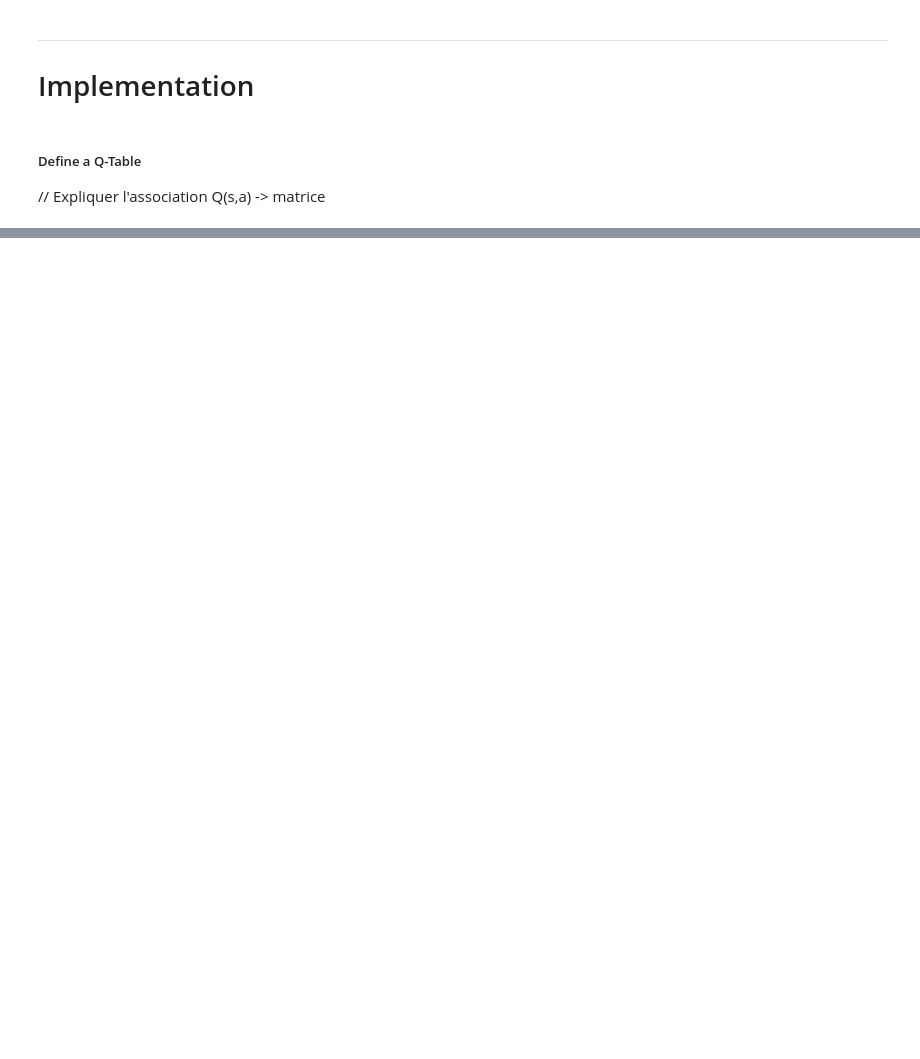
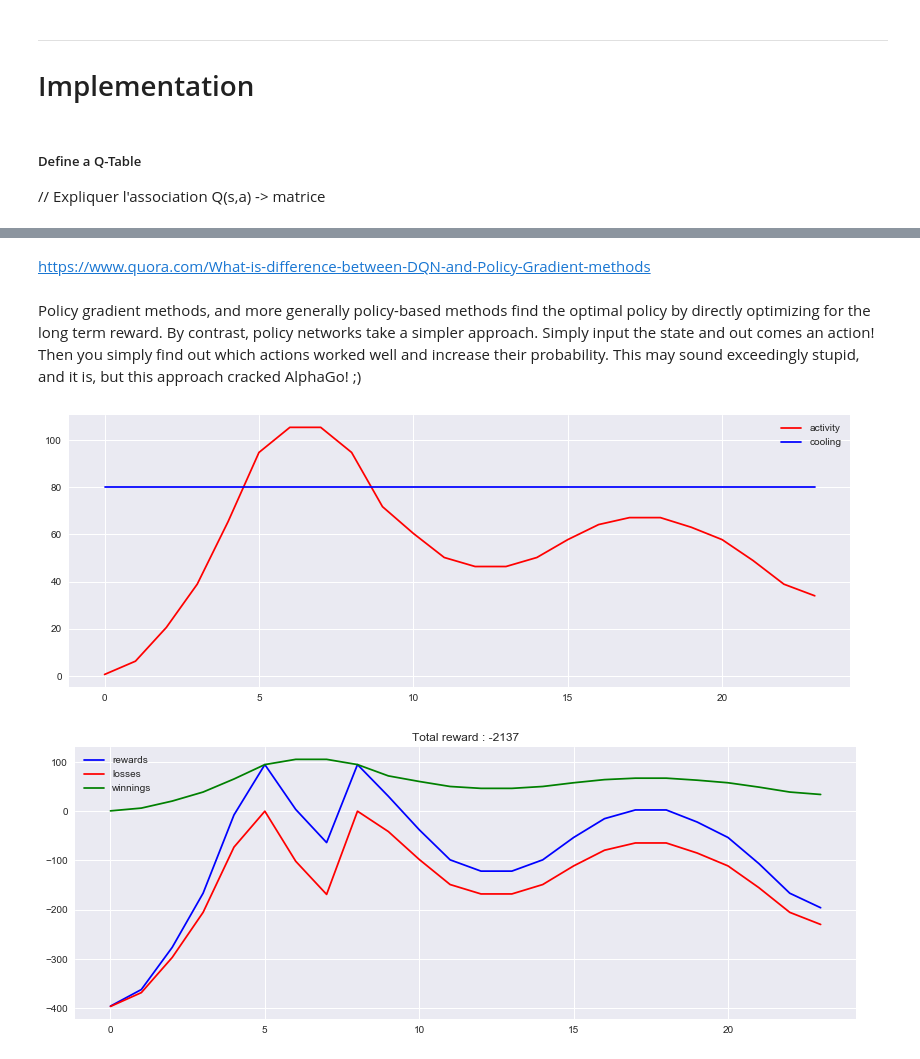
Before and after one commit to TheoLvs/machine-learning, a Jupyter notebook: 2. Reinforcement Learning/4. Reinforcement Learning - Q Learning.ipynb, the cells around one changed output, grey strips where cells are left out. Saved outputs shown, nothing was run; the diff lists cells and outputs as text; code cells hidden in the pictures; blank space fills up the shorter version.

Commit message:
q learning notebook with deep q learning

```diff
--- a/2. Reinforcement Learning/4. Reinforcement Learning - Q Learning.ipynb
+++ b/2. Reinforcement Learning/4. Reinforcement Learning - Q Learning.ipynb
@@ -238,0 +268,27 @@ env.render()
+# %%
+model = initialize_Q_model(len(env.observation_space),len(env.action_space))
+# %%
+class Memory(object):
+    def __init__(self):
+        self.inputs = None
+        self.targets = None
+        self.length = 0
+
+    def cache(self,X,y):
+        self.inputs = np.vstack([self.inputs,X]) if self.inputs is not None else X
+        self.targets = np.vstack([self.targets,y]) if self.targets is not None else y
+        self.length = len(self.inputs)
+
+
+    def sample(self,batch_size = 32):
+        if self.length > batch_size:
+            selection = np.random.choice(range(self.length),batch_size,replace = False)
+            inputs = self.inputs[selection,:]
+            targets = self.targets[selection,:]
+            return inputs,targets
+        else:
+            return self.inputs,self.targets
+
+
+    def empty_cache(self):
+        self.__init__()
@@ -238,0 +355,4 @@ env.render()
+# %%
+memory = Memory()
+# %%
+run_episode_deep(env,m,memory = memory)
@@ -238,0 +411,11 @@ env.render()
+# %% [markdown]
+https://www.quora.com/What-is-difference-between-DQN-and-Policy-Gradient-methods
+# %% [markdown]
+Policy gradient methods, and more generally policy-based methods find the optimal policy by directly optimizing for the long term reward.
+By contrast, policy networks take a simpler approach. Simply input the state and out comes an action! Then you simply find out which actions worked well and increase their probability. This may sound exceedingly stupid, and it is, but this approach cracked AlphaGo! ;)
+# %%
+env.reset()
+env.render()
+# %% [output]
+[figure, added]
+[figure, added]
```
Also changed, not shown: parts of 20 cells of this notebook.
